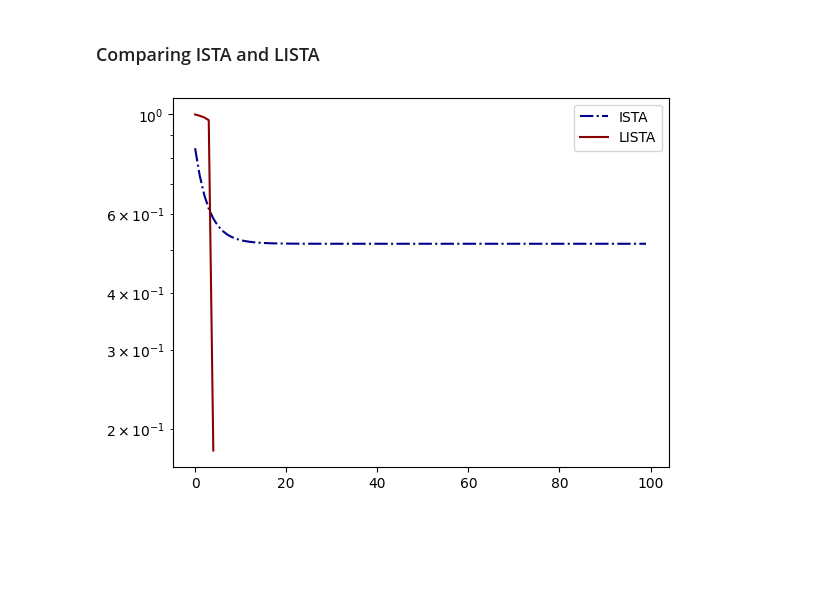
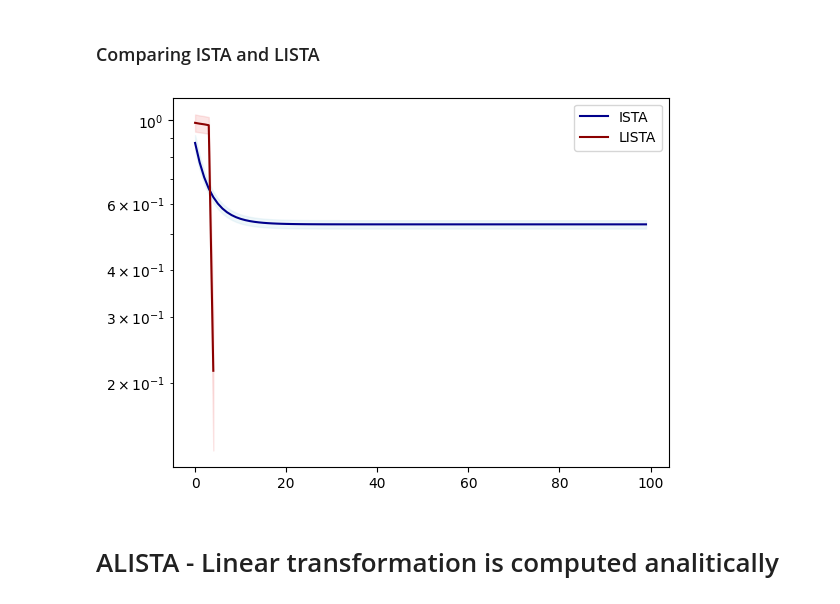
Before and after one commit to LeoDiNino97/NonconvexSparseLearningUnrolledSCA, a Jupyter notebook: Sparse analysis/ISTA_LISTA.ipynb, the cells around one changed output. Cells and saved outputs as stored; diff of their text form; code cells hidden in the pictures; blank space fills up the shorter version.

```diff
--- a/Sparse analysis/ISTA_LISTA.ipynb
+++ b/Sparse analysis/ISTA_LISTA.ipynb
@@ -290,7 +327,7 @@ plt.loglog(loss)
 # %% [markdown]
 ### Comparing ISTA and LISTA
 # %%
-def ISTA_torch(y, A, S, rho=0.5, L=1, max_itr=300):
+def ISTA_torch(y, A, S, rho=0.15, L=1, max_itr=300):
 
     loss = np.zeros(max_itr)
     x_hat = torch.zeros(A.shape[1])
@@ -301,7 +338,7 @@ def ISTA_torch(y, A, S, rho=0.5, L=1, max_itr=300):
         x_hat = proj(x_tilde)
 
         # Loss tracking
-        loss[idx] = F.mse_loss(x_hat, S, reduction="sum").data.item()
+        loss[idx] = F.mse_loss(A@ x_hat, y, reduction="sum").data.item()
 
     return loss
 # %%
@@ -318,6 +355,8 @@ def ISTA_BATCH(test_loader, T, A, rho=1):
     return losses.mean(axis=0)
 # %%
 def LISTA_INFERENCE(lista_model, test_loader):
+
+    lista_model.losses = []
     for _, (Y, S) in enumerate(test_loader):
         _ = lista_model.forward(Y, S)
     L = lista_model.losses
@@ -330,7 +365,0 @@ lista_loss = LISTA_INFERENCE(model, test_set)
-# %%
-plt.plot(ista_loss, label = 'ISTA', color ='darkblue', linestyle = 'dashdot')
-plt.plot(lista_loss, label = 'LISTA', color = 'darkred')
-plt.legend()
-plt.yscale('log')
-# %% [output]
-[figure, removed]
@@ -336,0 +399,20 @@ plt.yscale('log')
+# %%
+plt.plot(np.mean(ISTA_LOSS, axis = 0), label='ISTA', color='darkblue')
+plt.fill_between(range(100),
+                    np.mean(ISTA_LOSS, axis = 0) - np.std(ISTA_LOSS, axis = 0),
+                    np.mean(ISTA_LOSS, axis = 0) + np.std(ISTA_LOSS, axis = 0),
+                    color='lightblue',
+                    alpha=0.2)
+
+plt.plot(np.mean(LISTA_LOSS, axis = 0), label='LISTA', color='darkred')
+plt.fill_between(range(5),
+                    np.mean(LISTA_LOSS, axis = 0) - np.std(LISTA_LOSS, axis = 0),
+                    np.mean(LISTA_LOSS, axis = 0) + np.std(LISTA_LOSS, axis = 0),
+                    color='lightcoral',
+                    alpha=0.2)
+plt.legend()
+plt.yscale('log')
+# %% [output]
+[figure, added]
+# %% [markdown]
+# ALISTA - Linear transformation is computed analitically
```
Also changed, not shown: parts of 21 cells of this notebook.
